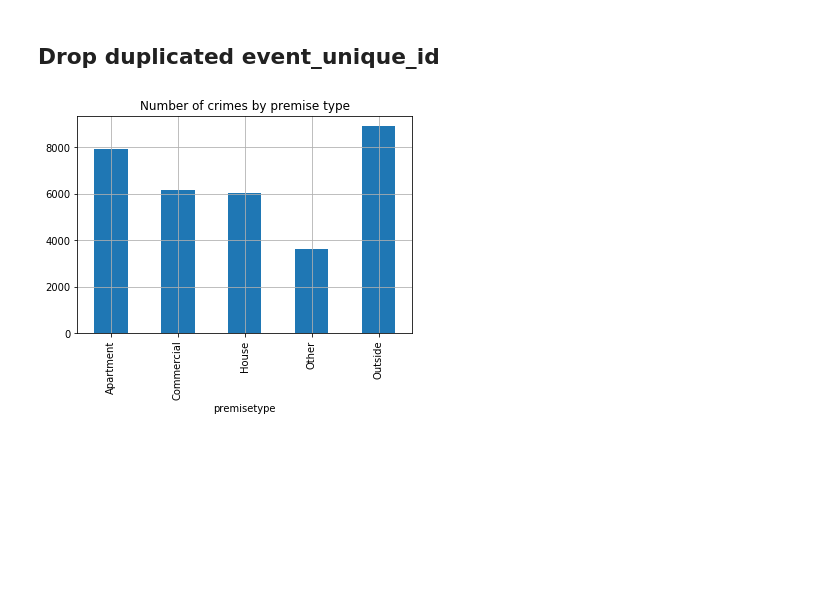
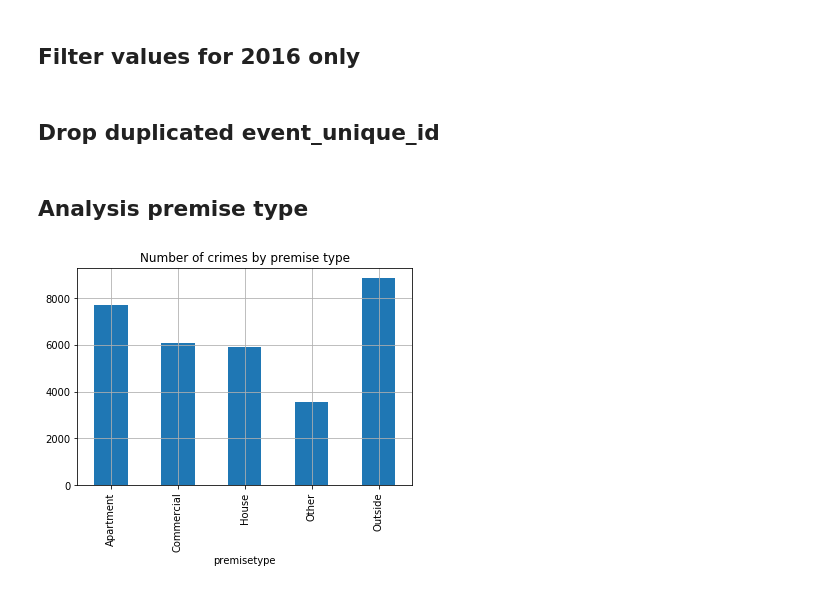
Before and after one commit to GoestaO/torontos_crimes, a Jupyter notebook: Toronto's crimes.ipynb, the cells around one changed output. Drawn from its saved outputs; the diff is of its cells as text; code cells hidden in the pictures; blank space fills up the shorter version.

Commit message:
Added more analysis stuff

```diff
--- a/Toronto's crimes.ipynb
+++ b/Toronto's crimes.ipynb
@@ -1,6 +1,11 @@
 # %%
 from pandas import read_csv, to_datetime
+import pandas as pd
+import numpy as np
 import datetime as dt
 import matplotlib.pyplot as plt
 
-data = read_csv('https://opendata.arcgis.com/datasets/1d514f357cd24a9c93317c99c9679ebb_0.csv')
+data = read_csv('data/MCI_2016.csv')
+data['occurrencedate'] = to_datetime(data['occurrencedate'])
+# %% [markdown]
+## Filter values for 2016 only
@@ -9,8 +18,8 @@ data = read_csv('https://opendata.arcgis.com/datasets/1d514f357cd24a9c93317c99c9
+# %% [markdown]
+## Analysis premise type
 # %%
-data.event_unique_id.drop_duplicates
-premisetype = data.groupby("premisetype").size()
+premisetype = year_2016.groupby("premisetype").size()
 premisetype.plot(kind='bar', x=premisetype, grid=True, title='Number of crimes by premise type')
 plt.show()
-#premisetype
 # %% [output]
-[figure, old version]
+[figure, new version]
```
Also changed, not shown: parts of 28 cells of this notebook.
